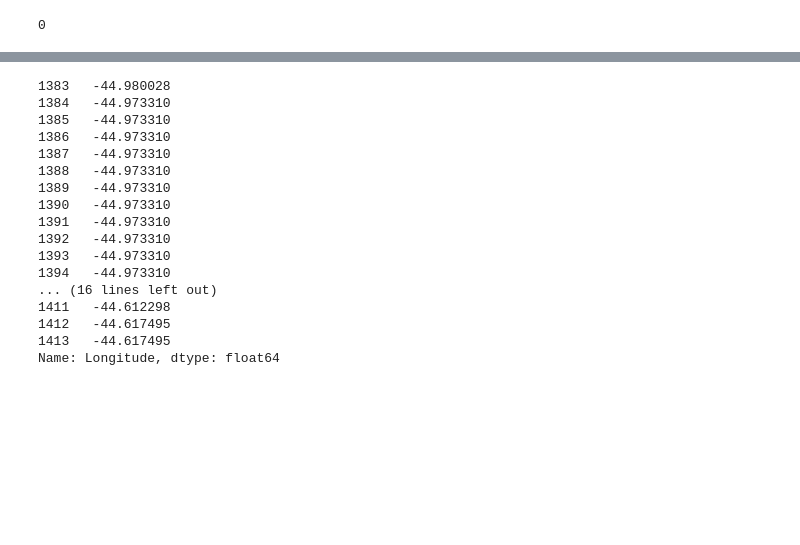
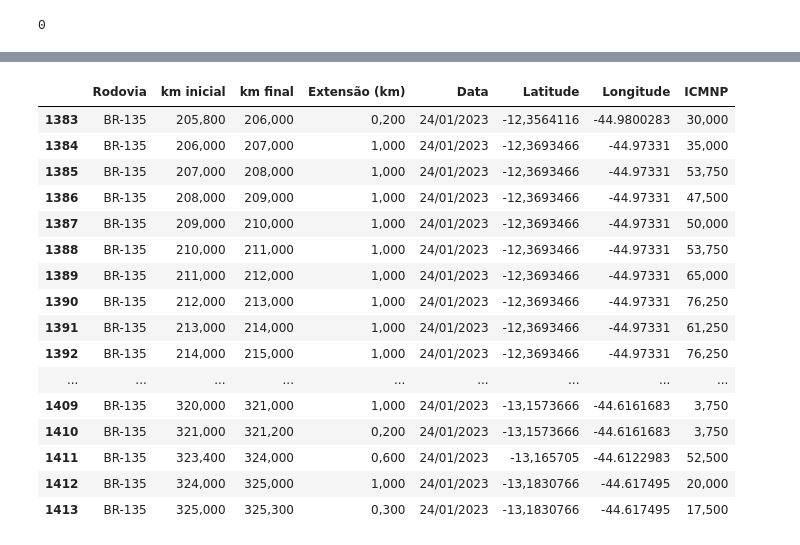
Before and after one commit to WandersonGustavo/Imersao_Alura, a Jupyter notebook: dnit_dados2.ipynb, the cells around one changed output, grey strips where cells are left out. Saved outputs shown, nothing was run; the diff lists cells and outputs as text; code cells hidden in the pictures; blank space fills up the shorter version.

```diff
--- a/dnit_dados2.ipynb
+++ b/dnit_dados2.ipynb
@@ -165,20 +218,22 @@ Name: ICMNP, dtype: Float64
+# %%
+lon23BA.drop('Observação',axis=1)
+# %% [output]
+|  | Rodovia | km inicial | km final | Extensão (km) | Data | Latitude | Longitude | ICMNP |
+| 1383 | BR-135 | 205,800 | 206,000 | 0,200 | 24/01/2023 | -12,3564116 | -44.9800283 | 30,000 |
+| 1384 | BR-135 | 206,000 | 207,000 | 1,000 | 24/01/2023 | -12,3693466 | -44.97331 | 35,000 |
+| 1385 | BR-135 | 207,000 | 208,000 | 1,000 | 24/01/2023 | -12,3693466 | -44.97331 | 53,750 |
+| 1386 | BR-135 | 208,000 | 209,000 | 1,000 | 24/01/2023 | -12,3693466 | -44.97331 | 47,500 |
+| 1387 | BR-135 | 209,000 | 210,000 | 1,000 | 24/01/2023 | -12,3693466 | -44.97331 | 50,000 |
+| 1388 | BR-135 | 210,000 | 211,000 | 1,000 | 24/01/2023 | -12,3693466 | -44.97331 | 53,750 |
+| 1389 | BR-135 | 211,000 | 212,000 | 1,000 | 24/01/2023 | -12,3693466 | -44.97331 | 65,000 |
+| 1390 | BR-135 | 212,000 | 213,000 | 1,000 | 24/01/2023 | -12,3693466 | -44.97331 | 76,250 |
+| 1391 | BR-135 | 213,000 | 214,000 | 1,000 | 24/01/2023 | -12,3693466 | -44.97331 | 61,250 |
+| 1392 | BR-135 | 214,000 | 215,000 | 1,000 | 24/01/2023 | -12,3693466 | -44.97331 | 76,250 |
+| ... | ... | ... | ... | ... | ... | ... | ... | ... |
+| 1409 | BR-135 | 320,000 | 321,000 | 1,000 | 24/01/2023 | -13,1573666 | -44.6161683 | 3,750 |
+| 1410 | BR-135 | 321,000 | 321,200 | 0,200 | 24/01/2023 | -13,1573666 | -44.6161683 | 3,750 |
+| 1411 | BR-135 | 323,400 | 324,000 | 0,600 | 24/01/2023 | -13,165705 | -44.6122983 | 52,500 |
+| 1412 | BR-135 | 324,000 | 325,000 | 1,000 | 24/01/2023 | -13,1830766 | -44.617495 | 20,000 |
+| 1413 | BR-135 | 325,000 | 325,300 | 0,300 | 24/01/2023 | -13,1830766 | -44.617495 | 17,500 |
 # %%
-lon23BA['Longitude'].astype('float64')
+l=lon23BA[['Longitude']].astype('float64')
-# %% [output]
-1383   -44.980028
-1384   -44.973310
-1385   -44.973310
-1386   -44.973310
-1387   -44.973310
-1388   -44.973310
-1389   -44.973310
-1390   -44.973310
-1391   -44.973310
-1392   -44.973310
-1393   -44.973310
-1394   -44.973310
-... (16 lines left out)
-1411   -44.612298
-1412   -44.617495
-1413   -44.617495
-Name: Longitude, dtype: float64
```
Also changed, not shown: parts of 27 cells of this notebook.
